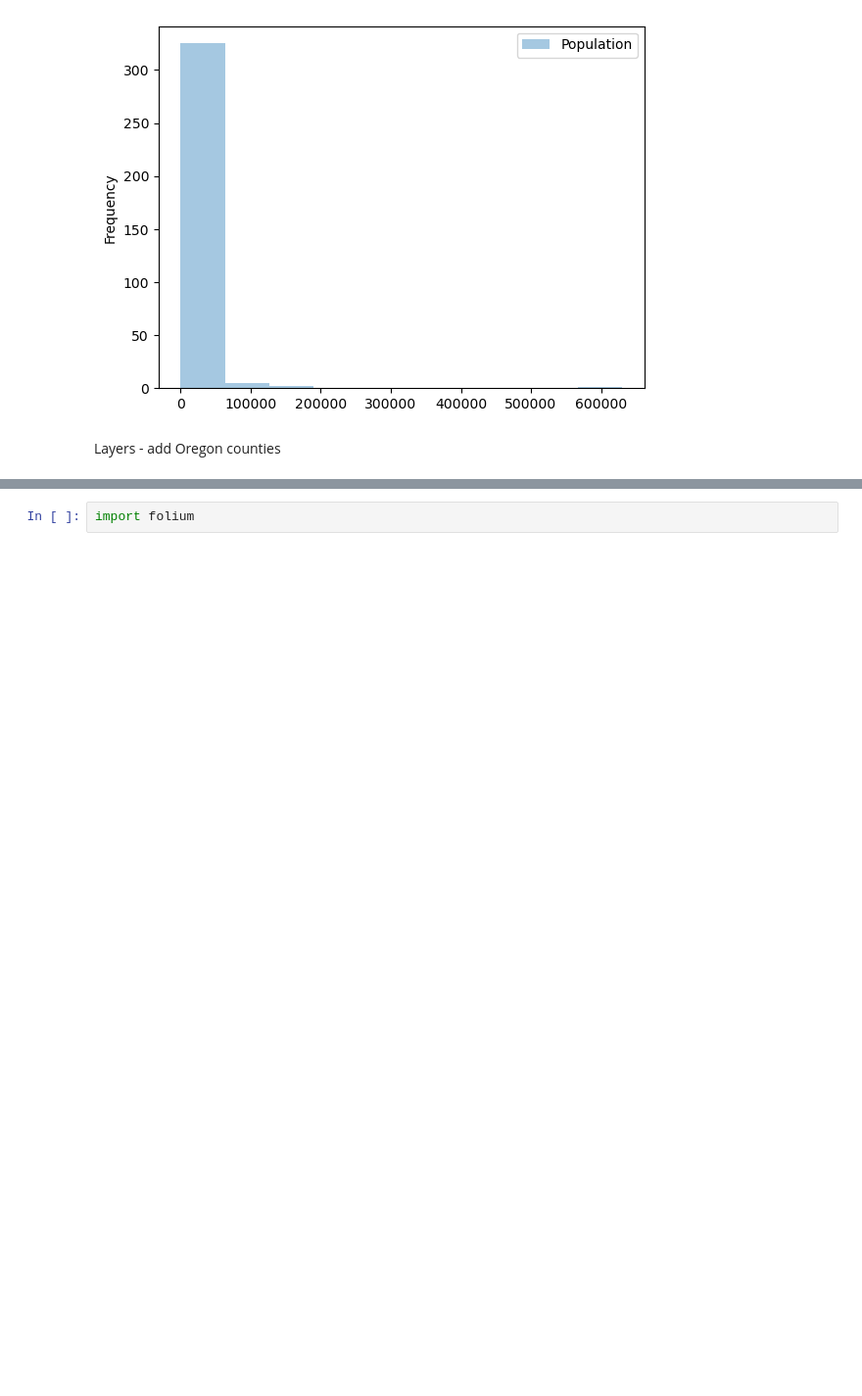
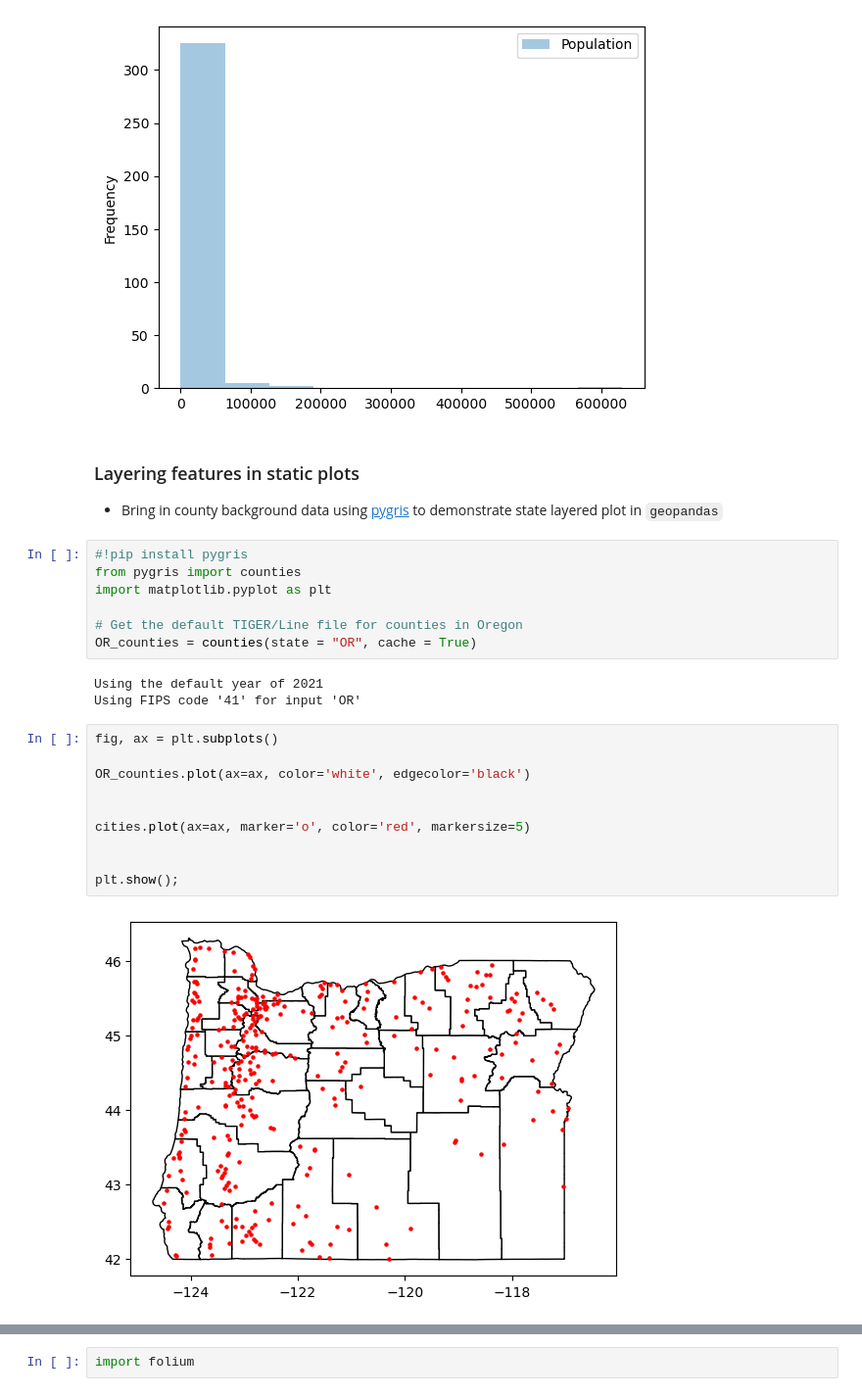
Before and after one commit to USEPA/Python_OpenSource_GIS, a Jupyter notebook: Python_OpenSource_GIS.ipynb, the cells around one changed output, grey strips where cells are left out. Shown at 98% size. Cells and saved outputs as stored; diff of their text form; blank space fills up the shorter version.

Commit message:
rounded out static plotting

```diff
--- a/Python_OpenSource_GIS.ipynb
+++ b/Python_OpenSource_GIS.ipynb
@@ -102,6 +102,29 @@ cities[["Population", "geometry"]].plot.hist(alpha=.4)
 # %% [output]
 <Axes: ylabel='Frequency'>
 [figure]
-# %% [markdown]
-Layers - add Oregon counties
+# %% [markdown]
+### Layering features in static plots
+- Bring in county background data using [pygris](https://walker-data.com/pygris/) to demonstrate state layered plot in `geopandas`
+# %%
+#!pip install pygris
+from pygris import counties
+import matplotlib.pyplot as plt
+
+# Get the default TIGER/Line file for counties in Oregon
+OR_counties = counties(state = "OR", cache = True)
+# %% [output]
+Using the default year of 2021
+Using FIPS code '41' for input 'OR'
+# %%
+fig, ax = plt.subplots()
+
+OR_counties.plot(ax=ax, color='white', edgecolor='black')
+
+
+cities.plot(ax=ax, marker='o', color='red', markersize=5)
+
+
+plt.show();
+# %% [output]
+[figure, added]
 # %% [markdown]
```
Also changed, not shown: parts of 4 cells of this notebook.
